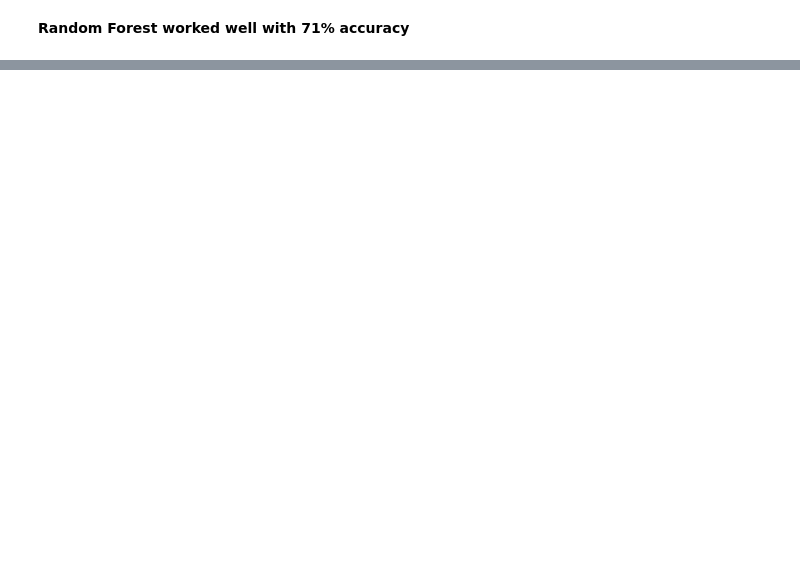
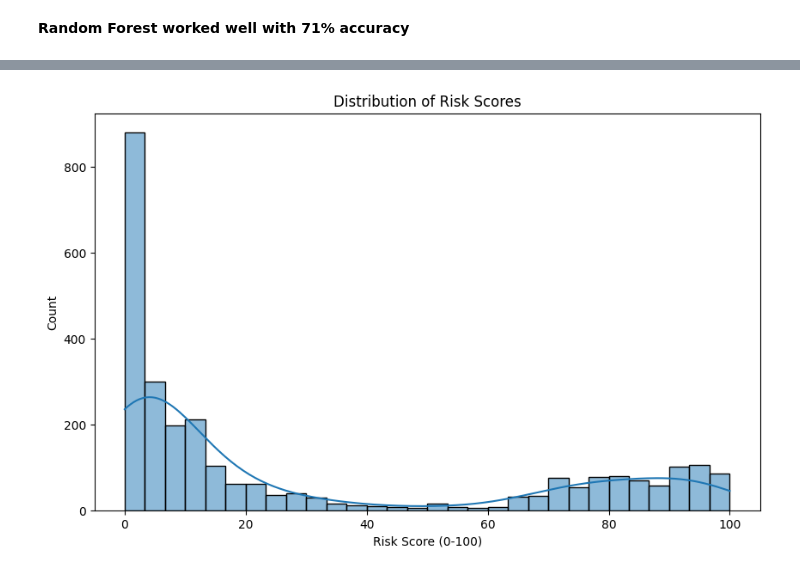
Before and after one commit to nafiul-araf/Banking-Sector-Financial-Analysis, a Jupyter notebook: Risk Assesment.ipynb, the cells around one changed output, grey strips where cells are left out. Saved outputs shown, nothing was run; the diff lists cells and outputs as text; code cells hidden in the pictures; blank space fills up the shorter version.

```diff
--- a/Risk Assesment.ipynb
+++ b/Risk Assesment.ipynb
@@ -356,0 +353,6 @@ Feature Importance:
+# %%
+kmeans = KMeans(n_clusters=3, random_state=42)
+df['Risk Clusters'] = kmeans.fit_predict(X_scaled)
+
+silhouette = silhouette_score(X_scaled, df['Risk Clusters'])
+print(f"\nSilhouette Score for K-Means: {silhouette:.3f}")
@@ -356,0 +373,10 @@ Feature Importance:
+# %%
+# Assign cluster-based risk scores (0-100)
+cluster_means = df.groupby('Risk Clusters')['Risk Score'].mean().sort_values()
+cluster_risk_map = {cluster: i * 50 for i, cluster in enumerate(cluster_means.index)}
+df['Cluster Risk Score'] = df['Risk Clusters'].map(cluster_risk_map)
+
+df.groupby('Risk Clusters').agg({
+  'Risk Score': ['mean', 'max', 'min', 'median'],
+  'Cluster Risk Score': ['mean', 'max', 'min', 'median']
+}).reset_index()
@@ -356,0 +389,11 @@ Feature Importance:
+# %%
+# Plot Risk Score Distribution
+plt.figure(figsize=(10, 6))
+sns.histplot(df['Risk Score'], bins=30, kde=True)
+plt.title('Distribution of Risk Scores')
+plt.xlabel('Risk Score (0-100)')
+plt.ylabel('Count')
+plt.savefig('risk_score_distribution.png')
+plt.show()
+# %% [output]
+[figure, added]
```
Also changed, not shown: parts of 29 cells of this notebook, 2 other files.
